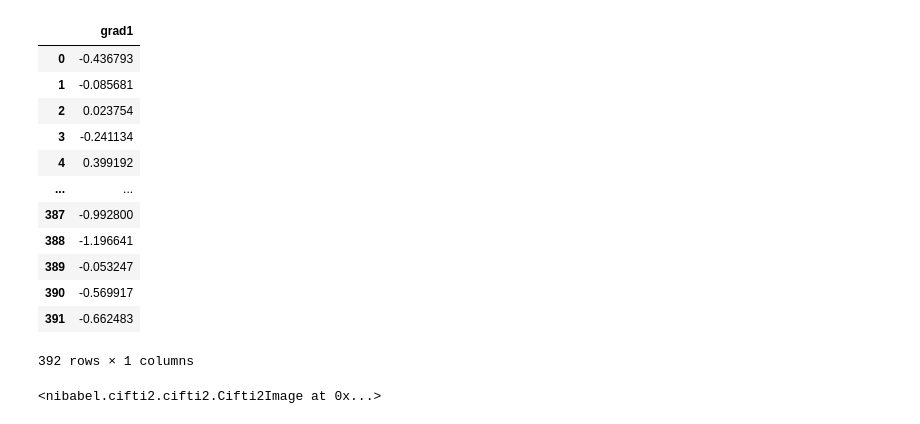
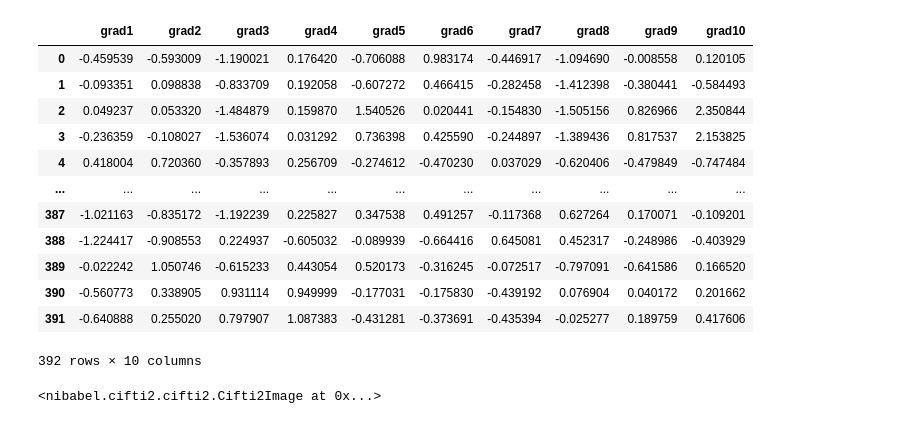
Before and after one commit to juchiyu/spin_gradients, a Jupyter notebook: HCPgrad_tidy_version.ipynb, the cells around one changed output. Cells and saved outputs as stored; diff of their text form; code cells hidden in the pictures.

```diff
--- a/HCPgrad_tidy_version.ipynb
+++ b/HCPgrad_tidy_version.ipynb
@@ -3,47 +3,70 @@ pconnGrad = '/scratch/a/arisvoin/edickie/SPINS_glasser_tian/group-HCPS1200_atlas
 # %%
 import nibabel as nib
 from brainspace.gradient import GradientMaps
 import pandas as pd
+import numpy as np
 
 
-'''create_gradient takes in a nii file type, and the number of gradients desired as variables 'nifty' and 'n' respectively
-   Returns a matrix of the number of elements / regions of interest x the number of gradients as a pandas dataframe'''
 
+def create_gradient(nifty, n, z_to_r):
+    '''Create a pandas dataframe of n number of gradients from nifty file
 
-def create_gradient(nifty, n):
-    # load the nii with nibabel
+    Loads .nii file with nibabel, creates a float type matrix
+    Loads GradientMaps, and fits to the matrix
+    Converts matrix to a pandas dataframe
+
+    Parameters
+    ----------
+    nifty: .nii file type
+        nifty file that will be read to create the gradients
+    n: int
+        The number of gradients to be created
+    z_to_r: bool
+        Determines whether hyperbolic tan is applied to the connectivity matrix
+
+    Returns
+    -------
+    grad_df
+        An array of values, rows x columns is ROIs x n number of gradients
+
+    '''
+
+    # load the nii file with nibabel
     conn = nib.load(nifty)
     # create matrix with float data
     matrix = conn.get_fdata()
+    # specify whether matrix converted to tanh matrix is true or false
+    if z_to_r:
+        matrix = np.tanh(matrix)
     # load GradientMaps
     gm = GradientMaps(n_components=n, random_state=0)
     # assert that the number of gradients requested does not exceed the regions of interest
     max_grads = matrix.shape[0]
     assert n <= max_grads, 'Number of gradients exceeds rows in the matrix'
     # create the gradient as a matrix
     gm.fit(matrix)
     gradient = gm.gradients_
     # convert gradient to a pandas dataframe
     grad_df = pd.DataFrame(data = gradient,
     columns=[f'grad{num + 1}' for num in range(gm.gradients_.shape[1])])
     return grad_df
 
-grad_df = create_gradient(pconnGrad, 1)
+grad_df = create_gradient(pconnGrad, 10, True)
 grad_df
 # %% [output]
-|  | grad1 |
-| 0 | -0.436793 |
-| 1 | -0.085681 |
-| 2 | 0.023754 |
-| 3 | -0.241134 |
-| 4 | 0.399192 |
-| ... | ... |
-| 387 | -0.992800 |
-| 388 | -1.196641 |
-| 389 | -0.053247 |
-| 390 | -0.569917 |
-| 391 | -0.662483 |
+|  | grad1 | grad2 | grad3 | grad4 | grad5 | grad6 | grad7 | grad8 | grad9 | grad10 |
+| 0 | -0.459539 | -0.593009 | -1.190021 | 0.176420 | -0.706088 | 0.983174 | -0.446917 | -1.094690 | -0.008558 | 0.120105 |
+| 1 | -0.093351 | 0.098838 | -0.833709 | 0.192058 | -0.607272 | 0.466415 | -0.282458 | -1.412398 | -0.380441 | -0.584493 |
+| 2 | 0.049237 | 0.053320 | -1.484879 | 0.159870 | 1.540526 | 0.020441 | -0.154830 | -1.505156 | 0.826966 | 2.350844 |
+| 3 | -0.236359 | -0.108027 | -1.536074 | 0.031292 | 0.736398 | 0.425590 | -0.244897 | -1.389436 | 0.817537 | 2.153825 |
+| 4 | 0.418004 | 0.720360 | -0.357893 | 0.256709 | -0.274612 | -0.470230 | 0.037029 | -0.620406 | -0.479849 | -0.747484 |
+| ... | ... | ... | ... | ... | ... | ... | ... | ... | ... | ... |
+| 387 | -1.021163 | -0.835172 | -1.192239 | 0.225827 | 0.347538 | 0.491257 | -0.117368 | 0.627264 | 0.170071 | -0.109201 |
+| 388 | -1.224417 | -0.908553 | 0.224937 | -0.605032 | -0.089939 | -0.664416 | 0.645081 | 0.452317 | -0.248986 | -0.403929 |
+| 389 | -0.022242 | 1.050746 | -0.615233 | 0.443054 | 0.520173 | -0.316245 | -0.072517 | -0.797091 | -0.641586 | 0.166520 |
+| 390 | -0.560773 | 0.338905 | 0.931114 | 0.949999 | -0.177031 | -0.175830 | -0.439192 | 0.076904 | 0.040172 | 0.201662 |
+| 391 | -0.640888 | 0.255020 | 0.797907 | 1.087383 | -0.431281 | -0.373691 | -0.435394 | -0.025277 | 0.189759 | 0.417606 |
-392 rows × 1 columns
+392 rows × 10 columns
 # %%
 from pathlib import Path
 
```
Also changed, not shown: parts of 8 cells of this notebook.
